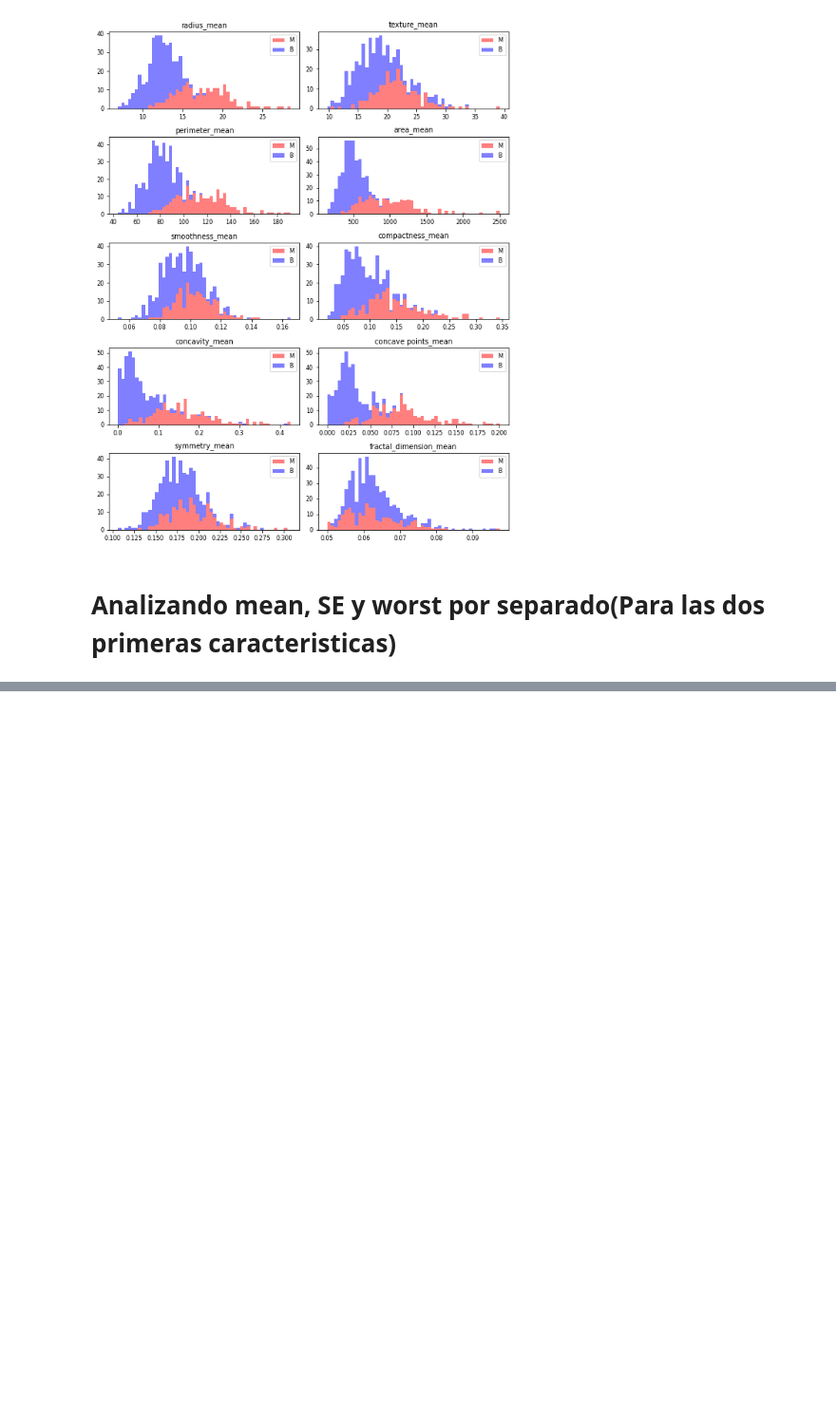
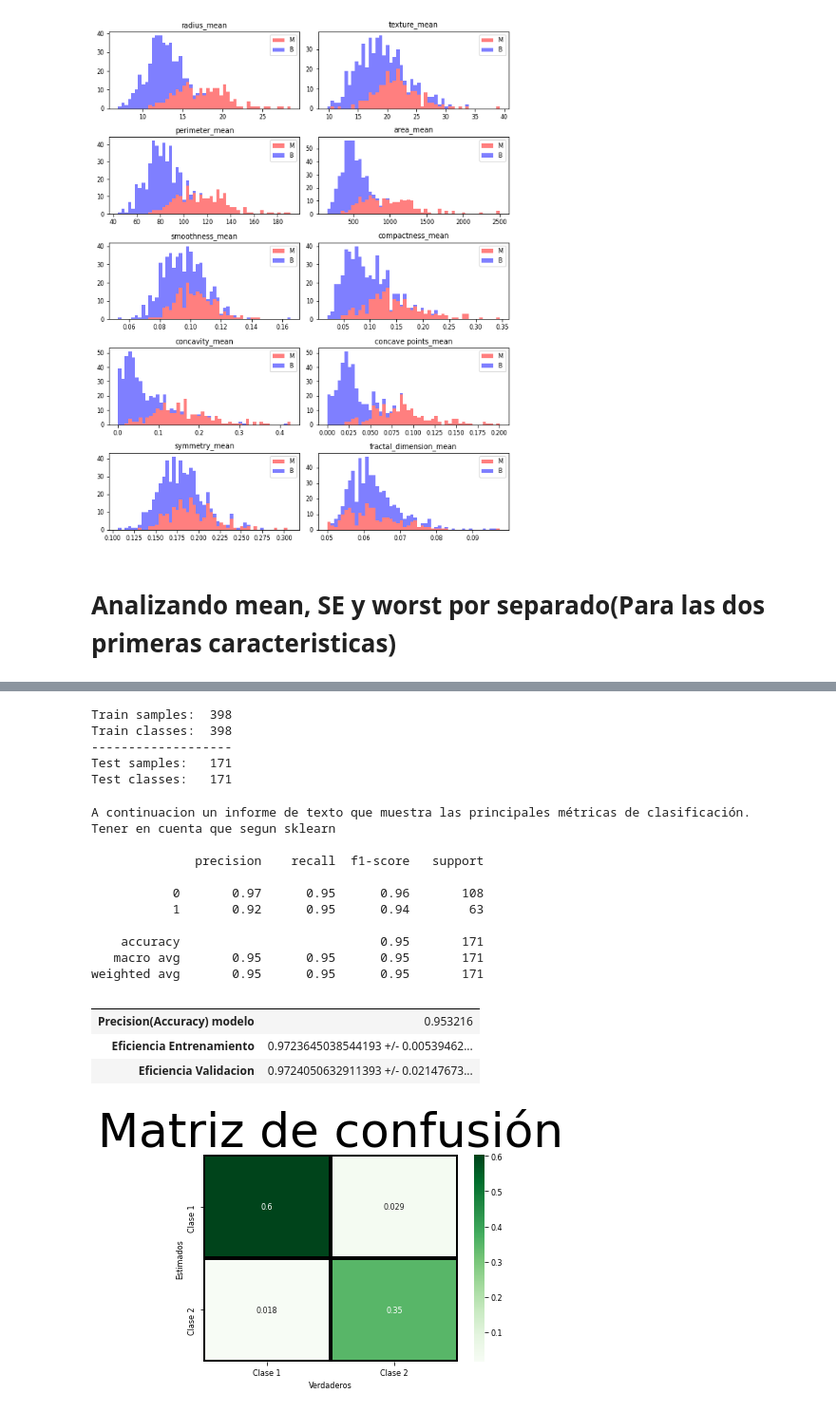
Before and after one commit to FelipeTriana/BreastCancerWisconsin, a Jupyter notebook: BreastCancerWisconsin.ipynb, the cells around one changed output, grey strips where cells are left out. Shown at 95% size. Cells and saved outputs as stored; diff of their text form; code cells hidden in the pictures; blank space fills up the shorter version.

Commit message:
Add Quadratic Discriminant Analysis and metrics

```diff
--- a/BreastCancerWisconsin.ipynb
+++ b/BreastCancerWisconsin.ipynb
@@ -229,0 +259,3 @@ Dos primeras caracteristicas con respecto a la variable de salida para: worst
+# %%
+#Separamos las caracteristicas sin normalizar
+xForNormalize = dfCopy.values
@@ -229,0 +340,14 @@ Dos primeras caracteristicas con respecto a la variable de salida para: worst
+# %%
+Xtrain, Xtest, Ytrain, Ytest = train_test_split( x, y, test_size=0.3, random_state=0 )
+
+print("Train samples: " , len(Xtrain) )
+print("Train classes: " , len(Ytrain) )
+print("-------------------")
+print("Test samples:  " , len(Xtest)  )
+print("Test classes:  " , len(Ytest)  )
+# %% [output]
+Train samples:  398
+Train classes:  398
+-------------------
+Test samples:   171
+Test classes:   171
@@ -229,0 +393,50 @@ Dos primeras caracteristicas con respecto a la variable de salida para: worst
+# %%
+quadraticDiscriminantAnalysis( Xtrain, Ytrain)
+a = result.loc[1,'modelo']
+b = result.loc[1,'Eficiencia entrenamiento']
+c = result.loc[1,'Desviacion estandar entrenamiento']
+d = result.loc[1,'Eficiencia validacion']
+e = result.loc[1,'Desviacion estandar validacion']
+# %%
+#Metodo para comparar los valores del modelo con la muestra de test extraida
+def modelEvaluator( trainedModel, meanEfficiencytrain, stdEfficiencytrain, meanEfficiencyValidation, stdEfficiencyValidation, X_test, Y_test):
+
+    results = pd.DataFrame()
+    modelPrediction = trainedModel.predict( X_test )
+
+    results.loc['Precision(Accuracy) modelo',''] = accuracy_score( Y_test, modelPrediction)
+    print("\nA continuacion un informe de texto que muestra las principales métricas de clasificación.")
+    print("Tener en cuenta que segun sklearn \n")
+    print( classification_report( Y_test, modelPrediction ) )
+
+
+    #Matriz de confusion
+    cols = ['Clase %s'%(i) for i in range(1, len(np.unique(Y)) + 1)]
+    matrix = confusion_matrix(Y_test, modelPrediction, normalize = 'all' )
+    dfMatrix = pd.DataFrame( matrix , index = cols , columns = cols)
+    grafMatrix = sns.heatmap( dfMatrix, cmap = 'Greens', annot = True, linecolor="k",linewidths=3 )
+    grafMatrix.set(xlabel = 'Verdaderos', ylabel = 'Estimados')
+    plt.title("Matriz de confusión",fontsize=50)
+
+    results.loc['Eficiencia Entrenamiento',''] = '' +  str(meanEfficiencytrain ) + ' +/- ' + str(stdEfficiencytrain)
+    results.loc['Eficiencia Validacion',''] = '' +  str(meanEfficiencyValidation)     + ' +/- ' + str(stdEfficiencyValidation)
+    return results
+# %%
+modelEvaluator(a,b,c,d,e, Xtest, Ytest)
+# %% [output]
+A continuacion un informe de texto que muestra las principales métricas de clasificación.
+Tener en cuenta que segun sklearn
+
+              precision    recall  f1-score   support
+
+           0       0.97      0.95      0.96       108
+           1       0.92      0.95      0.94        63
+
+    accuracy                           0.95       171
+   macro avg       0.95      0.95      0.95       171
+weighted avg       0.95      0.95      0.95       171
+|  |  |
+| Precision(Accuracy) modelo | 0.953216 |
+| Eficiencia Entrenamiento | 0.9723645038544193 +/- 0.00539462... |
+| Eficiencia Validacion | 0.9724050632911393 +/- 0.02147673... |
+[figure, added]
```
Also changed, not shown: parts of 20 cells of this notebook.
